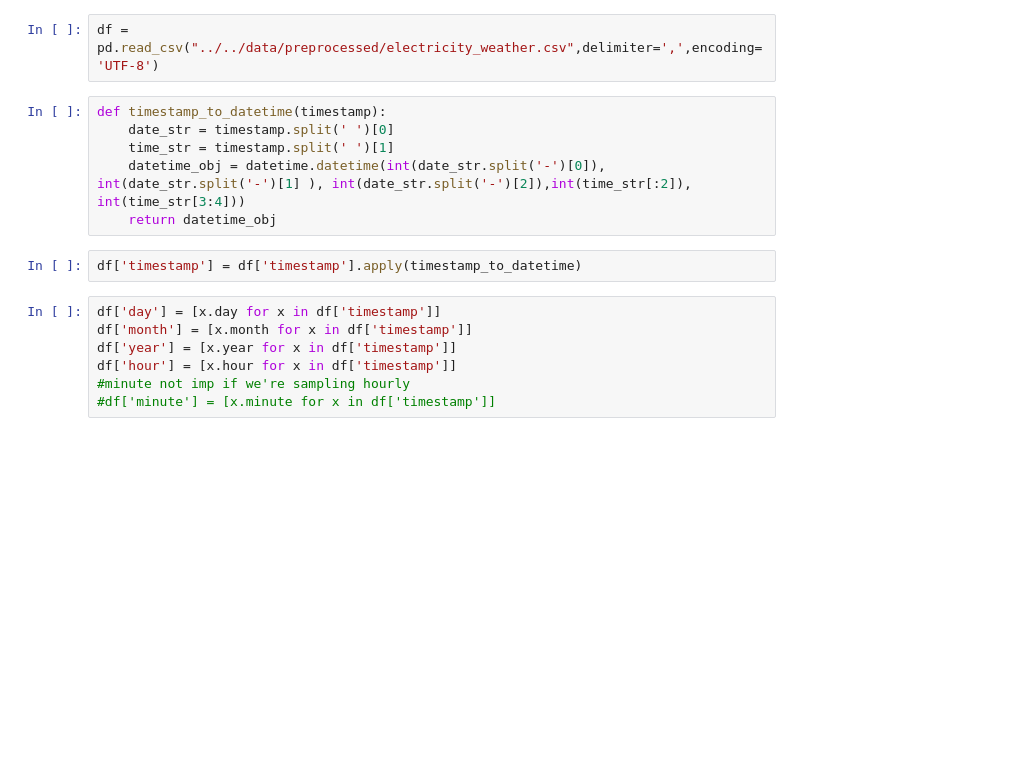
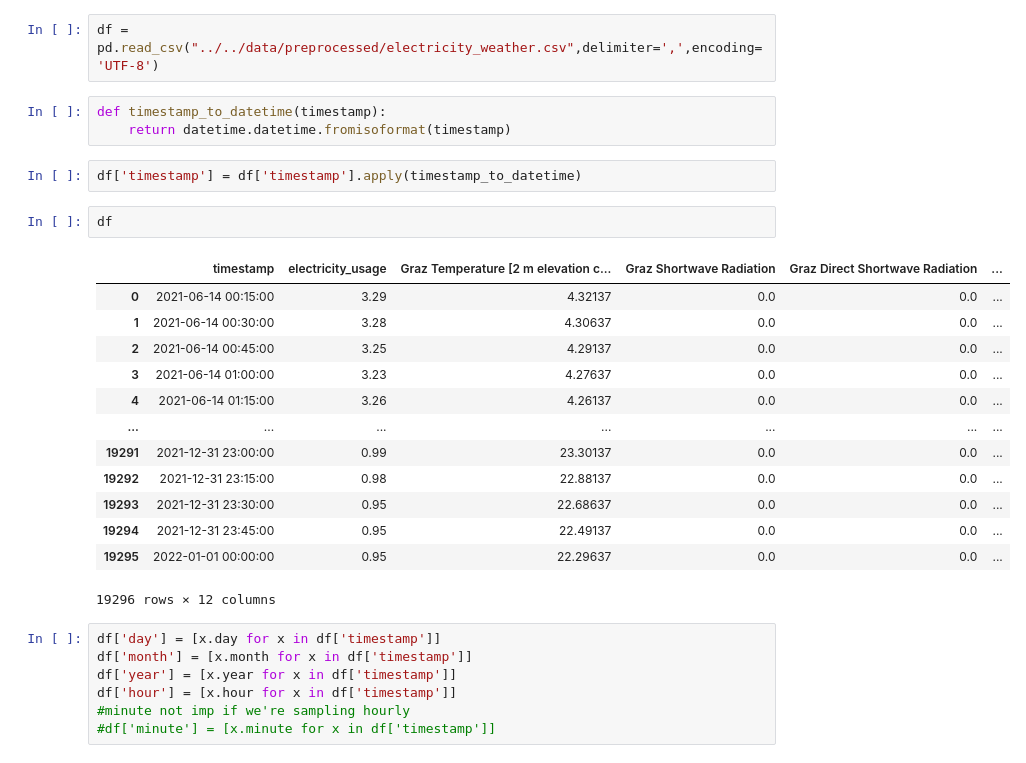
Before and after one commit to tug-cps/SmartCitySchool, a Jupyter notebook: notebooks/training/training_electricity.ipynb, the cells around one changed output. Cells and saved outputs as stored; diff of their text form; blank space fills up the shorter version.

```diff
--- a/notebooks/training/training_electricity.ipynb
+++ b/notebooks/training/training_electricity.ipynb
@@ -16,14 +16,27 @@ from sklearn.neural_network import MLPRegressor
 from sklearn.metrics import r2_score, mean_squared_error, mean_absolute_error
 # %%
 df = pd.read_csv("../../data/preprocessed/electricity_weather.csv",delimiter=',',encoding='UTF-8')
-# %%
-def timestamp_to_datetime(timestamp):
-    date_str = timestamp.split(' ')[0]
-    time_str = timestamp.split(' ')[1]
-    datetime_obj = datetime.datetime(int(date_str.split('-')[0]), int(date_str.split('-')[1] ), int(date_str.split('-')[2]),int(time_str[:2]), int(time_str[3:4]))
-    return datetime_obj
+# %%
+def timestamp_to_datetime(timestamp):
+    return datetime.datetime.fromisoformat(timestamp)
 # %%
 df['timestamp'] = df['timestamp'].apply(timestamp_to_datetime)
+# %%
+df
+# %% [output]
+|  | timestamp | electricity_usage | Graz Temperature [2 m elevation c... | Graz Shortwave Radiation | Graz Direct Shortwave Radiation | ... |
+| 0 | 2021-06-14 00:15:00 | 3.29 | 4.32137 | 0.0 | 0.0 | ... |
+| 1 | 2021-06-14 00:30:00 | 3.28 | 4.30637 | 0.0 | 0.0 | ... |
+| 2 | 2021-06-14 00:45:00 | 3.25 | 4.29137 | 0.0 | 0.0 | ... |
+| 3 | 2021-06-14 01:00:00 | 3.23 | 4.27637 | 0.0 | 0.0 | ... |
+| 4 | 2021-06-14 01:15:00 | 3.26 | 4.26137 | 0.0 | 0.0 | ... |
+| ... | ... | ... | ... | ... | ... | ... |
+| 19291 | 2021-12-31 23:00:00 | 0.99 | 23.30137 | 0.0 | 0.0 | ... |
+| 19292 | 2021-12-31 23:15:00 | 0.98 | 22.88137 | 0.0 | 0.0 | ... |
+| 19293 | 2021-12-31 23:30:00 | 0.95 | 22.68637 | 0.0 | 0.0 | ... |
+| 19294 | 2021-12-31 23:45:00 | 0.95 | 22.49137 | 0.0 | 0.0 | ... |
+| 19295 | 2022-01-01 00:00:00 | 0.95 | 22.29637 | 0.0 | 0.0 | ... |
+19296 rows × 12 columns
 # %%
 df['day'] = [x.day for x in df['timestamp']]
 df['month'] = [x.month for x in df['timestamp']]
```
Also changed, not shown: parts of 2 cells of this notebook, 25 other files.
